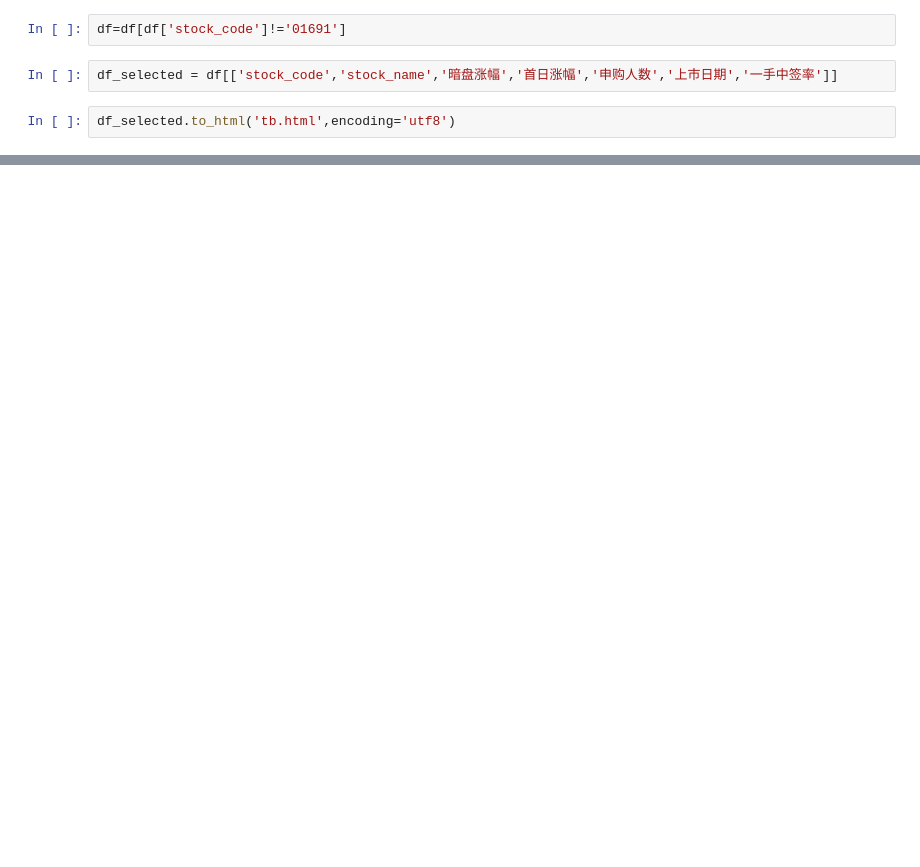
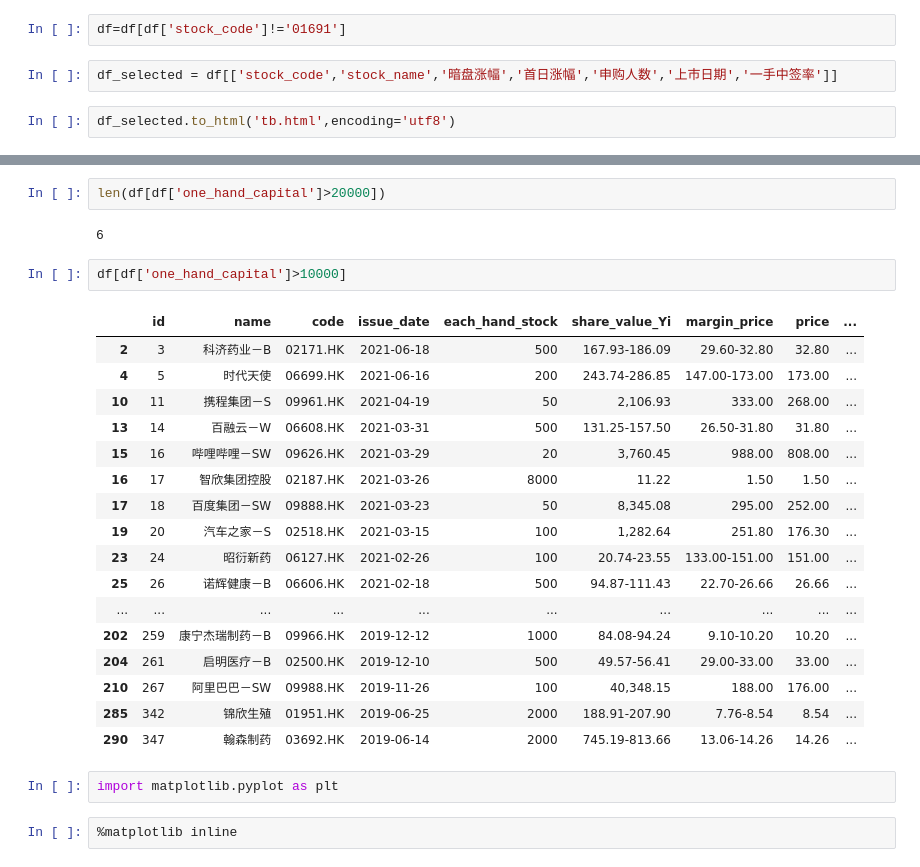
Before and after one commit to Rockyzsu/stock, a Jupyter notebook: analysis/hk_new_stock_ratio.ipynb, the cells around one changed output, grey strips where cells are left out. Drawn from its saved outputs; the diff is of its cells as text; blank space fills up the shorter version.

```diff
--- a/analysis/hk_new_stock_ratio.ipynb
+++ b/analysis/hk_new_stock_ratio.ipynb
@@ -312,0 +393,28 @@ df_selected.to_html('tb.html',encoding='utf8')
+# %%
+len(df[df['one_hand_capital']>20000])
+# %% [output]
+6
+# %%
+df[df['one_hand_capital']>10000]
+# %% [output]
+|  | id | name | code | issue_date | each_hand_stock | share_value_Yi | margin_price | price | ... |
+| 2 | 3 | 科济药业－B | 02171.HK | 2021-06-18 | 500 | 167.93-186.09 | 29.60-32.80 | 32.80 | ... |
+| 4 | 5 | 时代天使 | 06699.HK | 2021-06-16 | 200 | 243.74-286.85 | 147.00-173.00 | 173.00 | ... |
+| 10 | 11 | 携程集团－S | 09961.HK | 2021-04-19 | 50 | 2,106.93 | 333.00 | 268.00 | ... |
+| 13 | 14 | 百融云－W | 06608.HK | 2021-03-31 | 500 | 131.25-157.50 | 26.50-31.80 | 31.80 | ... |
+| 15 | 16 | 哔哩哔哩－SW | 09626.HK | 2021-03-29 | 20 | 3,760.45 | 988.00 | 808.00 | ... |
+| 16 | 17 | 智欣集团控股 | 02187.HK | 2021-03-26 | 8000 | 11.22 | 1.50 | 1.50 | ... |
+| 17 | 18 | 百度集团－SW | 09888.HK | 2021-03-23 | 50 | 8,345.08 | 295.00 | 252.00 | ... |
+| 19 | 20 | 汽车之家－S | 02518.HK | 2021-03-15 | 100 | 1,282.64 | 251.80 | 176.30 | ... |
+| 23 | 24 | 昭衍新药 | 06127.HK | 2021-02-26 | 100 | 20.74-23.55 | 133.00-151.00 | 151.00 | ... |
+| 25 | 26 | 诺辉健康－B | 06606.HK | 2021-02-18 | 500 | 94.87-111.43 | 22.70-26.66 | 26.66 | ... |
+| ... | ... | ... | ... | ... | ... | ... | ... | ... | ... |
+| 202 | 259 | 康宁杰瑞制药－B | 09966.HK | 2019-12-12 | 1000 | 84.08-94.24 | 9.10-10.20 | 10.20 | ... |
+| 204 | 261 | 启明医疗－B | 02500.HK | 2019-12-10 | 500 | 49.57-56.41 | 29.00-33.00 | 33.00 | ... |
+| 210 | 267 | 阿里巴巴－SW | 09988.HK | 2019-11-26 | 100 | 40,348.15 | 188.00 | 176.00 | ... |
+| 285 | 342 | 锦欣生殖 | 01951.HK | 2019-06-25 | 2000 | 188.91-207.90 | 7.76-8.54 | 8.54 | ... |
+| 290 | 347 | 翰森制药 | 03692.HK | 2019-06-14 | 2000 | 745.19-813.66 | 13.06-14.26 | 14.26 | ... |
+# %%
+import matplotlib.pyplot as plt
+# %%
+%matplotlib inline
```
Also changed, not shown: parts of 29 cells of this notebook, 43 other files.
